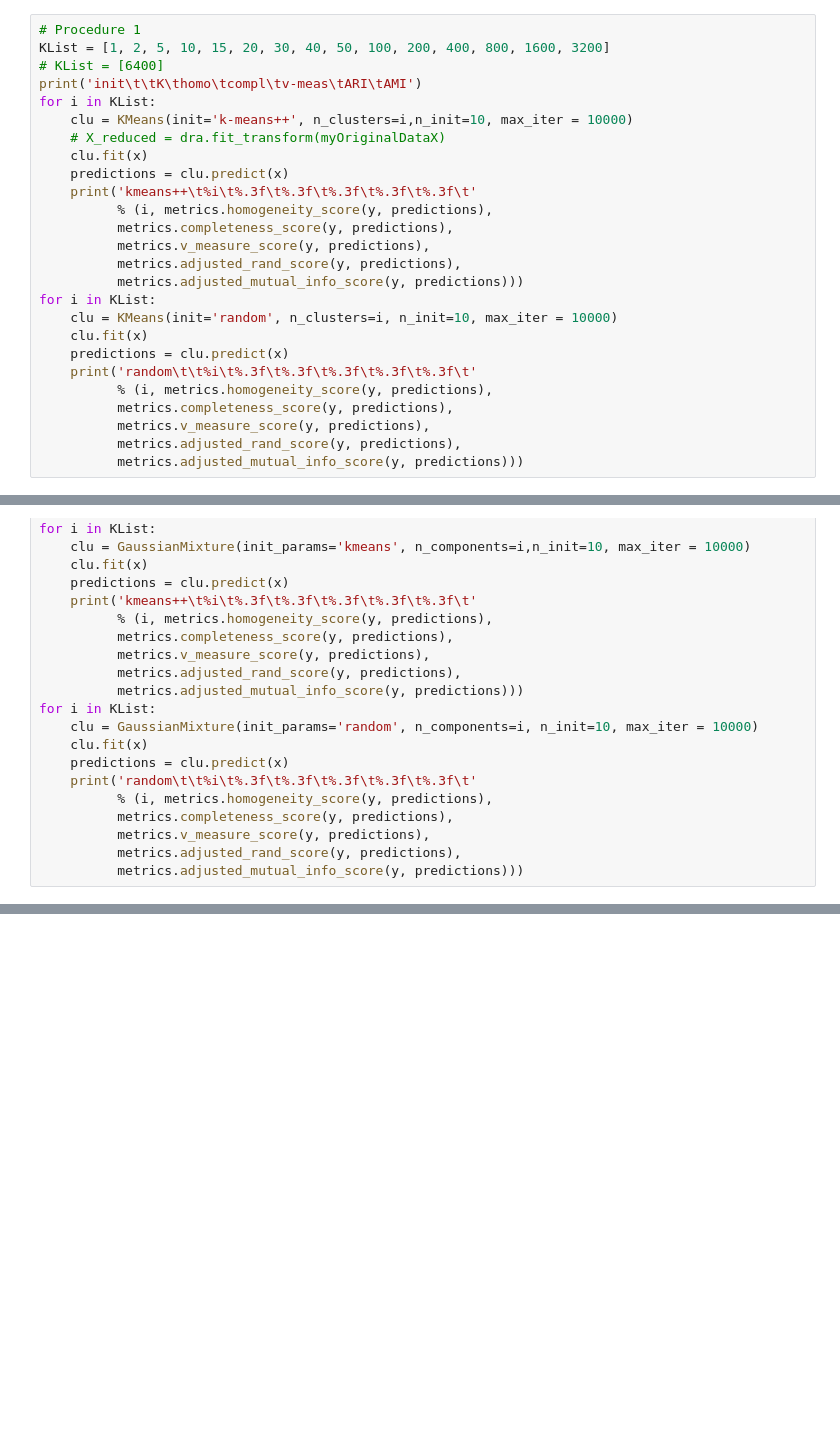
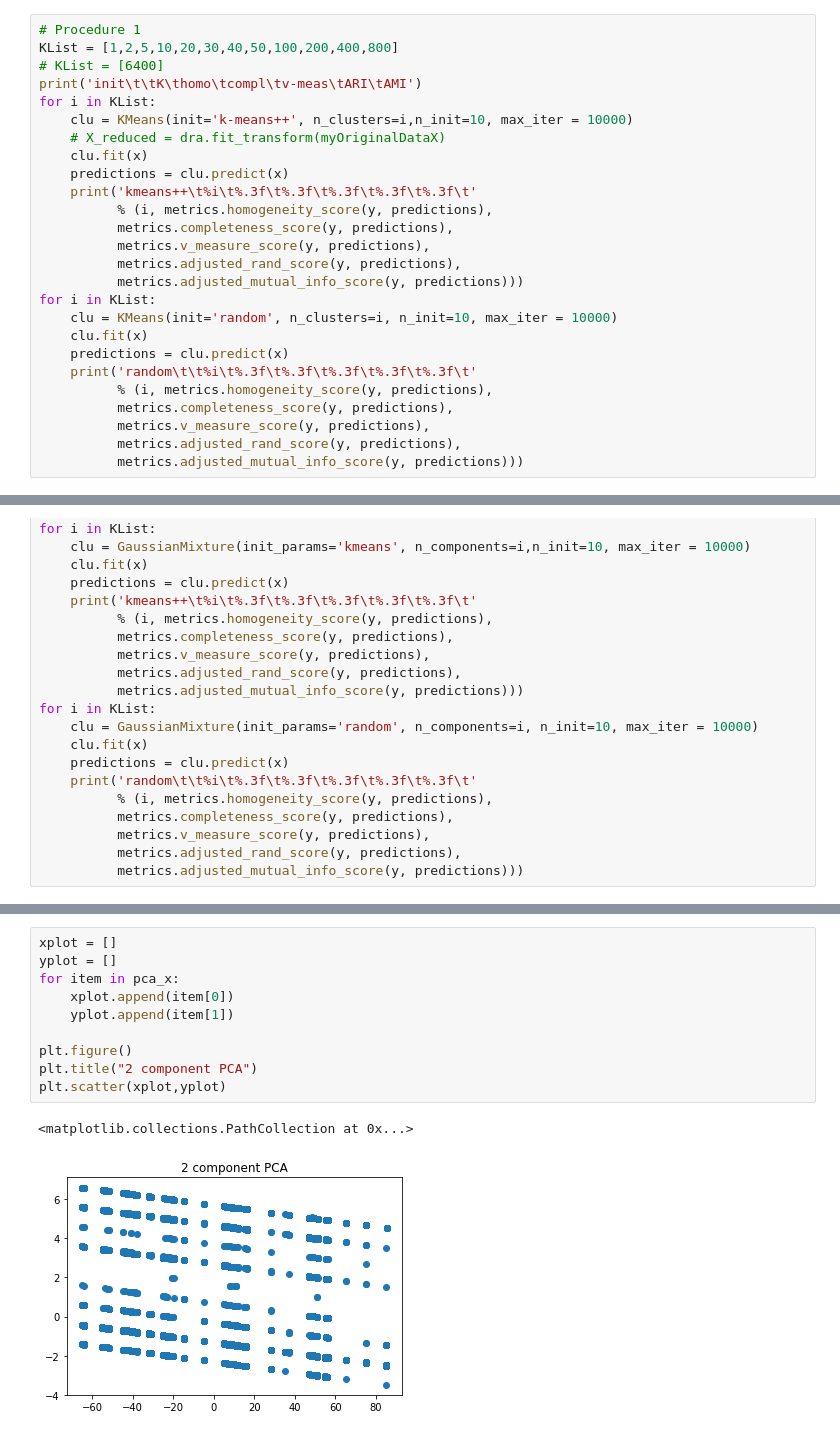
Before and after one commit to ksuhartono97/CS4641-repo, a Jupyter notebook: Project3/Dota2Rewrite.ipynb, the cells around one changed output, grey strips where cells are left out. Saved outputs shown, nothing was run; the diff lists cells and outputs as text; blank space fills up the shorter version.

```diff
--- a/Project3/Dota2Rewrite.ipynb
+++ b/Project3/Dota2Rewrite.ipynb
@@ -53,7 +55,7 @@ print n_classes
 2
 # %%
 # Procedure 1
-KList = [1, 2, 5, 10, 15, 20, 30, 40, 50, 100, 200, 400, 800, 1600, 3200]
+KList = [1,2,5,10,20,30,40,50,100,200,400,800]
 # KList = [6400]
 print('init\t\tK\thomo\tcompl\tv-meas\tARI\tAMI')
 for i in KList:
@@ -376,0 +138,13 @@ nmf_xTest = nmf.transform(xVal)
+# %%
+xplot = []
+yplot = []
+for item in pca_x:
+    xplot.append(item[0])
+    yplot.append(item[1])
+
+plt.figure()
+plt.title("2 component PCA")
+plt.scatter(xplot,yplot)
+# %% [output]
+<matplotlib.collections.PathCollection at 0x...>
+[figure, added]
```
Also changed, not shown: parts of 57 cells of this notebook.
